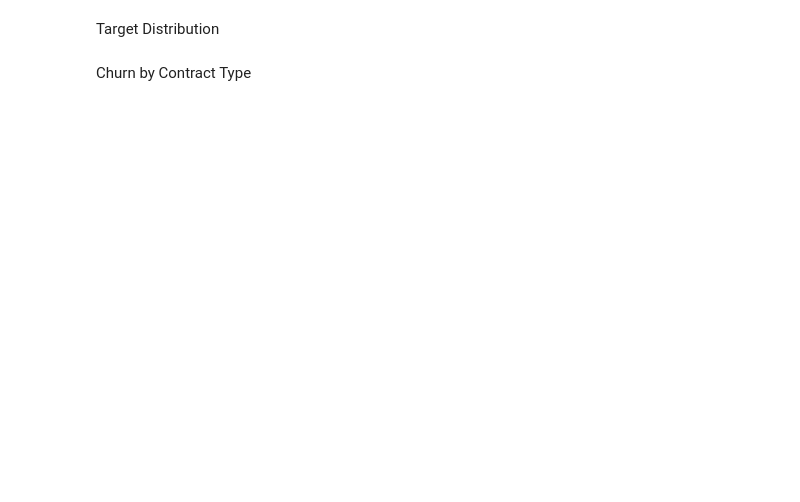
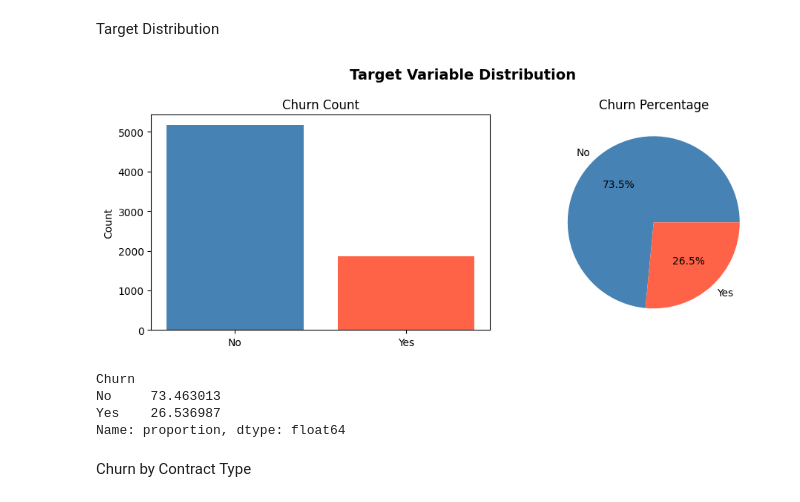
Before and after one commit to Jagmohan-Prajapati/customer-churn-prediction, a Jupyter notebook: notebooks/01_EDA.ipynb, the cells around one changed output. Cells and saved outputs as stored; diff of their text form; code cells hidden in the pictures; blank space fills up the shorter version.

Commit message:
feat: completed EDA notebook with visualizations and key findings

```diff
--- a/notebooks/01_EDA.ipynb
+++ b/notebooks/01_EDA.ipynb
@@ -22,3 +51,29 @@ plt.show()
+# %%
+churn_counts = df['Churn'].value_counts()
+churn_pct = df['Churn'].value_counts(normalize=True) * 100
+
+fig, axes = plt.subplots(1, 2, figsize=(10, 4))
+
+axes[0].bar(churn_counts.index, churn_counts.values, color=['steelblue', 'tomato'])
+axes[0].set_title('Churn Count')
+axes[0].set_ylabel('Count')
+
+axes[1].pie(churn_pct.values, labels=churn_counts.index,
+            autopct='%1.1f%%', colors=['steelblue', 'tomato'])
+axes[1].set_title('Churn Percentage')
+
+plt.suptitle('Target Variable Distribution', fontsize=14, fontweight='bold')
+plt.tight_layout()
+plt.savefig('../data/churn_distribution.png', dpi=150)
+plt.show()
+
+print(churn_pct)
+# %% [output]
+[figure, added]
+Churn
+No     73.463013
+Yes    26.536987
+Name: proportion, dtype: float64
 # %% [markdown]
 Churn by Contract Type
 # %%
```
Also changed, not shown: parts of 11 cells of this notebook, 6 other files.
